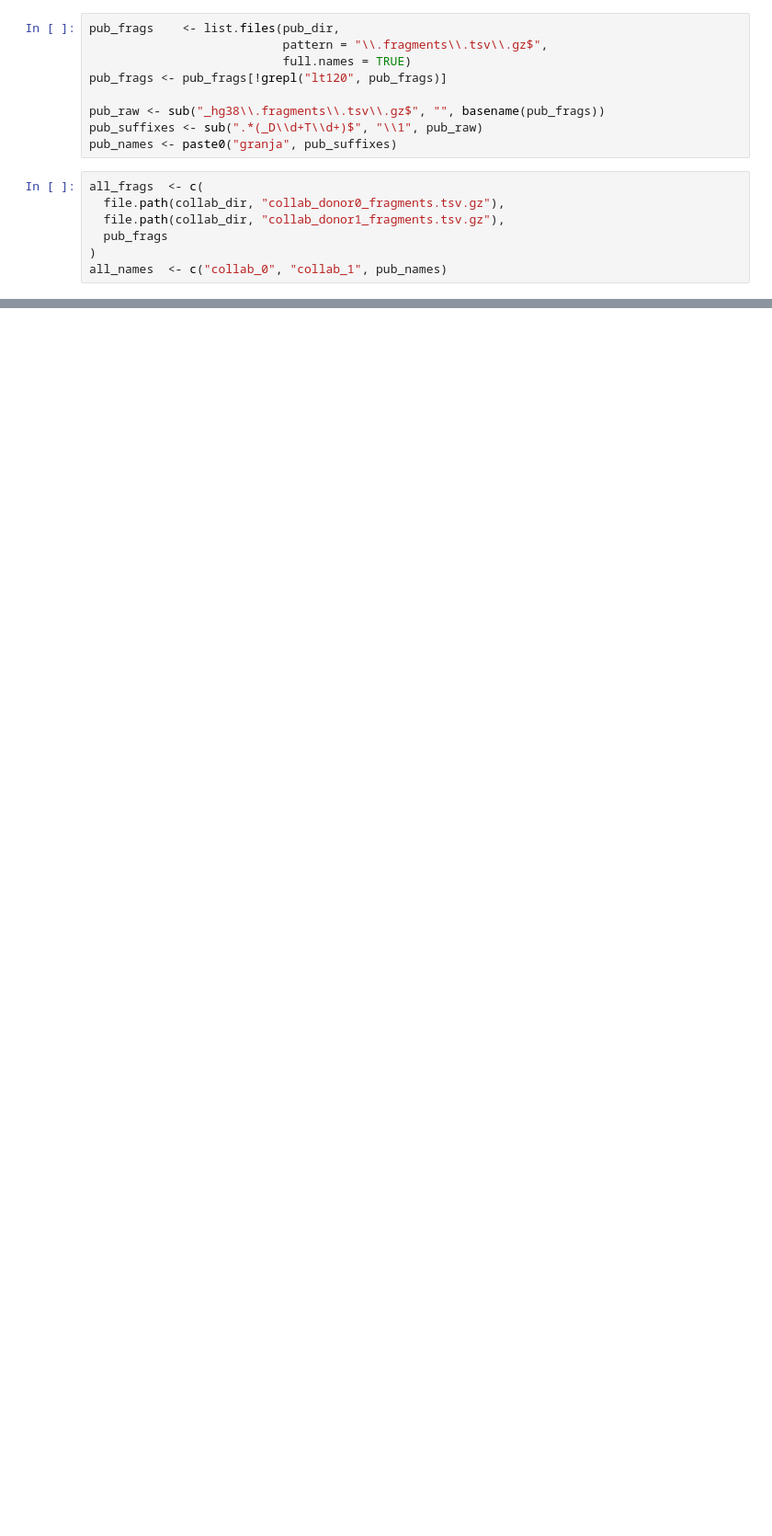
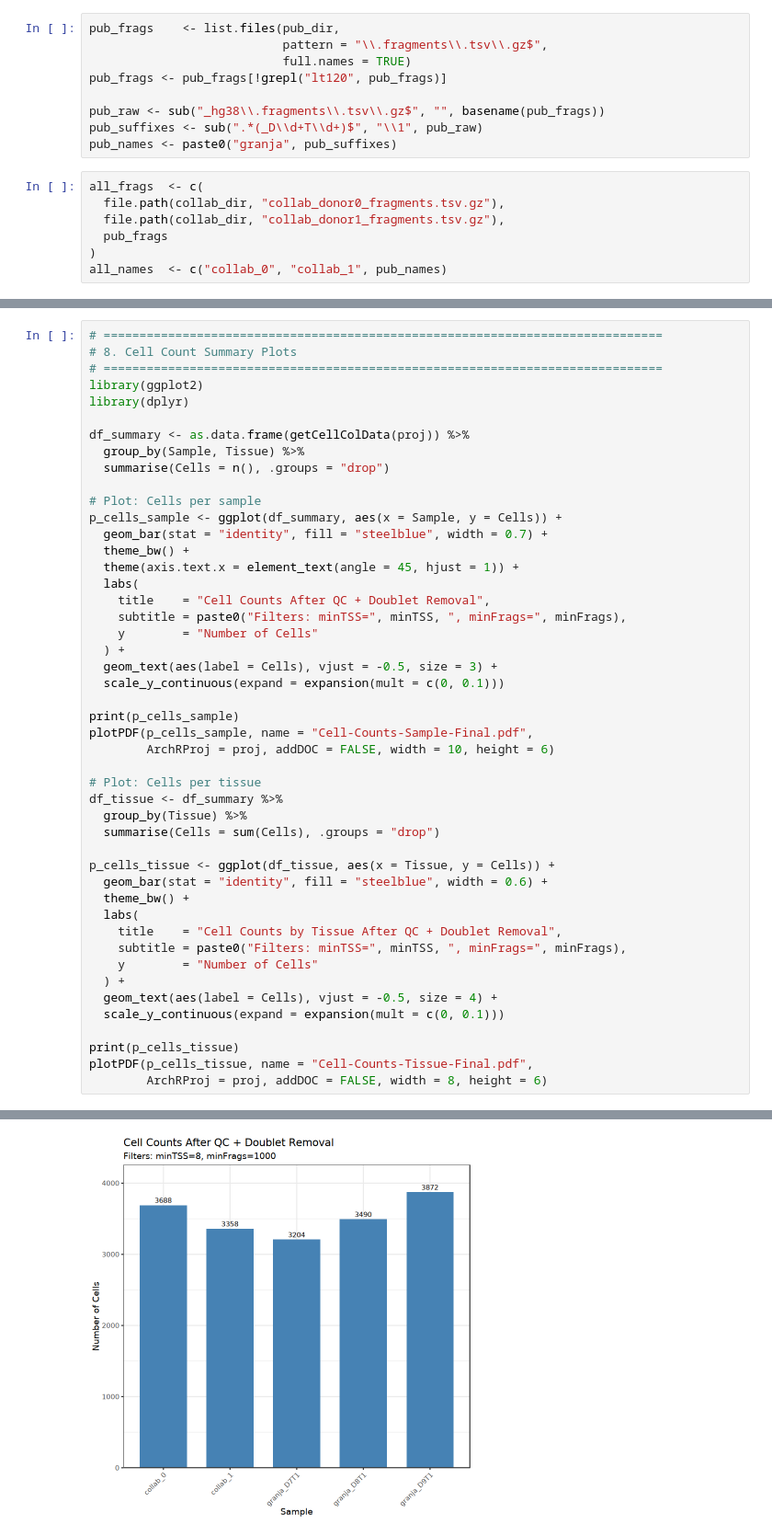
Before and after one commit to ferosale/scATAC-thesis, a Jupyter notebook: notebooks/2_processing/2_1_filtering.ipynb, the cells around one changed output, grey strips where cells are left out. Shown at 92% size. Cells and saved outputs as stored; diff of their text form; blank space fills up the shorter version.

```diff
--- a/notebooks/2_processing/2_1_filtering.ipynb
+++ b/notebooks/2_processing/2_1_filtering.ipynb
@@ -556,0 +364,48 @@ Saving ArchRProject...
+# %%
+# ==============================================================================
+# 8. Cell Count Summary Plots
+# ==============================================================================
+library(ggplot2)
+library(dplyr)
+
+df_summary <- as.data.frame(getCellColData(proj)) %>%
+  group_by(Sample, Tissue) %>%
+  summarise(Cells = n(), .groups = "drop")
+
+# Plot: Cells per sample
+p_cells_sample <- ggplot(df_summary, aes(x = Sample, y = Cells)) +
+  geom_bar(stat = "identity", fill = "steelblue", width = 0.7) +
+  theme_bw() +
+  theme(axis.text.x = element_text(angle = 45, hjust = 1)) +
+  labs(
+    title    = "Cell Counts After QC + Doublet Removal",
+    subtitle = paste0("Filters: minTSS=", minTSS, ", minFrags=", minFrags),
+    y        = "Number of Cells"
+  ) +
+  geom_text(aes(label = Cells), vjust = -0.5, size = 3) +
+  scale_y_continuous(expand = expansion(mult = c(0, 0.1)))
+
+print(p_cells_sample)
+plotPDF(p_cells_sample, name = "Cell-Counts-Sample-Final.pdf",
+        ArchRProj = proj, addDOC = FALSE, width = 10, height = 6)
+
+# Plot: Cells per tissue
+df_tissue <- df_summary %>%
+  group_by(Tissue) %>%
+  summarise(Cells = sum(Cells), .groups = "drop")
+
+p_cells_tissue <- ggplot(df_tissue, aes(x = Tissue, y = Cells)) +
+  geom_bar(stat = "identity", fill = "steelblue", width = 0.6) +
+  theme_bw() +
+  labs(
+    title    = "Cell Counts by Tissue After QC + Doublet Removal",
+    subtitle = paste0("Filters: minTSS=", minTSS, ", minFrags=", minFrags),
+    y        = "Number of Cells"
+  ) +
+  geom_text(aes(label = Cells), vjust = -0.5, size = 4) +
+  scale_y_continuous(expand = expansion(mult = c(0, 0.1)))
+
+print(p_cells_tissue)
+plotPDF(p_cells_tissue, name = "Cell-Counts-Tissue-Final.pdf",
+        ArchRProj = proj, addDOC = FALSE, width = 8, height = 6)
+# %% [output]
@@ -556,0 +429 @@ Saving ArchRProject...
+[figure, added]
```
Also changed, not shown: parts of 39 cells of this notebook, 9 other files.
